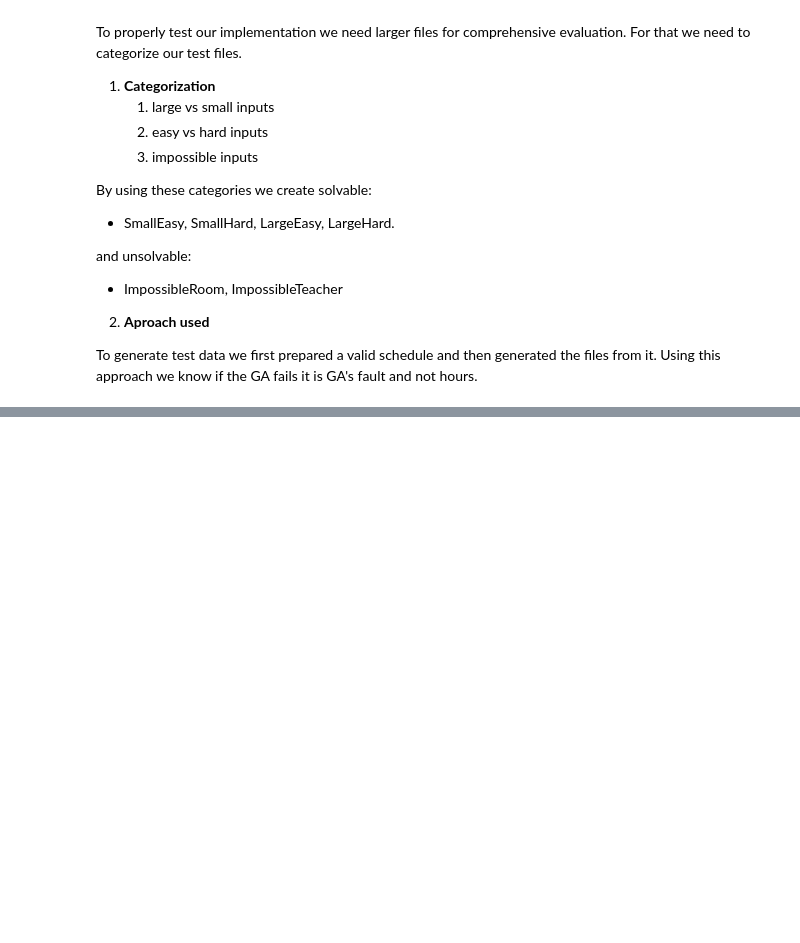
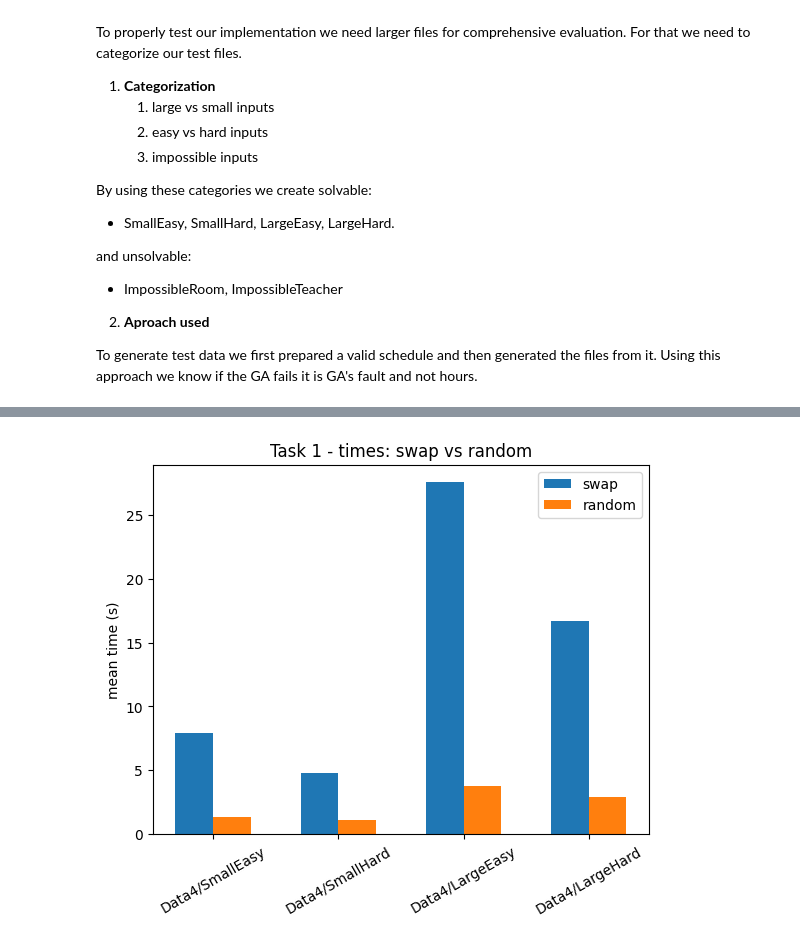
Before and after one commit to Prozvan/IS-Seminar-1, a Jupyter notebook: Task4.ipynb, the cells around one changed output, grey strips where cells are left out. Saved outputs shown, nothing was run; the diff lists cells and outputs as text; code cells hidden in the pictures; blank space fills up the shorter version.

```diff
--- a/Task4.ipynb
+++ b/Task4.ipynb
@@ -102,0 +691,10 @@ duration: 1 classroomIndex: 3 StartTime: 18
+# %%
+summary = results_task1.groupby(["data_set", "mutation"]).agg(
+    expected=("fitness", lambda x: 0),
+    best=("fitness", "max"),
+    mean=("fitness", "mean"),
+    valid=("fitness", lambda x: f"{(x == 0).sum()}/{len(x)}"),
+    time_s=("time", "mean"),
+).round(2)
+
+summary
@@ -102,0 +728,15 @@ duration: 1 classroomIndex: 3 StartTime: 18
+# %%
+x = np.arange(len(DATA_SETS))
+width = 0.3
+
+for i, mutation in enumerate(MUTATIONS):
+    avg_times = [summary.loc[(folder, mutation), "time_s"] for folder in DATA_SETS]
+    plt.bar(x + i * width, avg_times, width, label=mutation)
+
+plt.xticks(x + width / 2, DATA_SETS, rotation = 30)
+plt.ylabel("mean time (s)")
+plt.title("Task 1 - times: swap vs random")
+plt.legend()
+plt.show()
+# %% [output]
+[figure, added]
```
Also changed, not shown: parts of 41 cells of this notebook, 20 other files.
